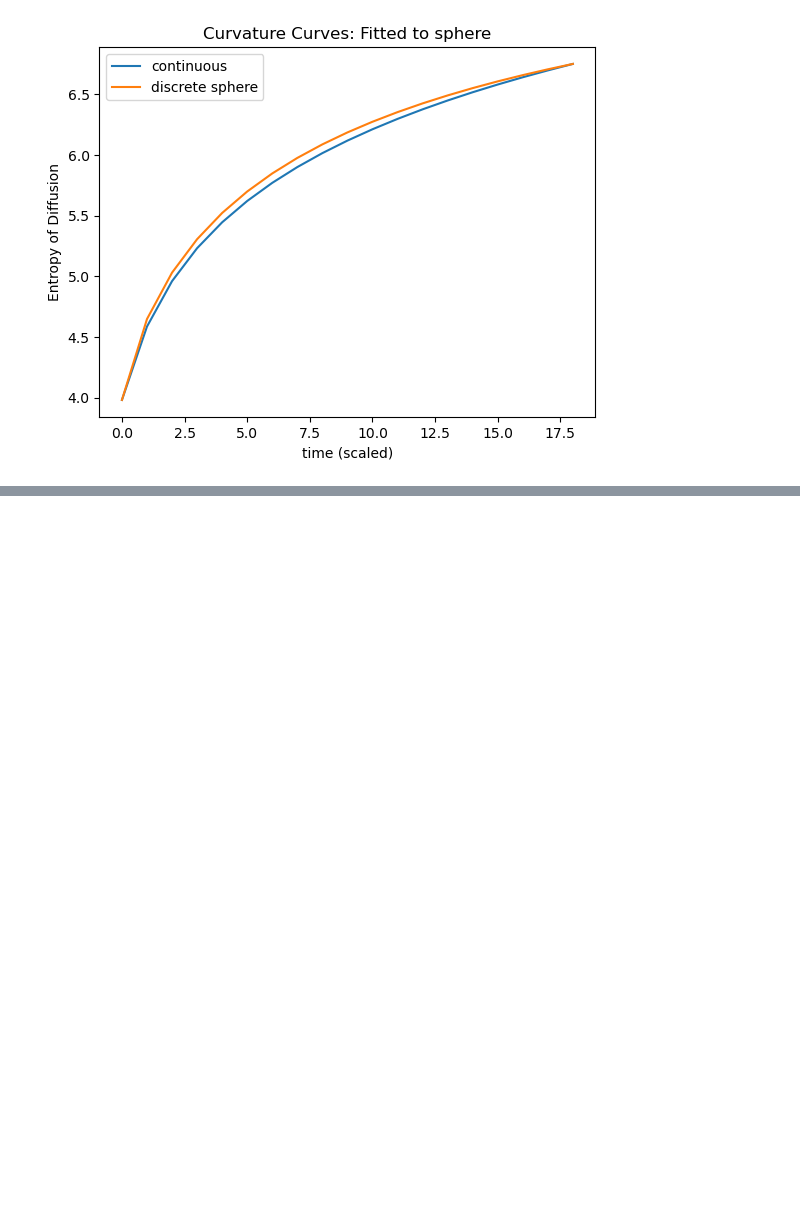
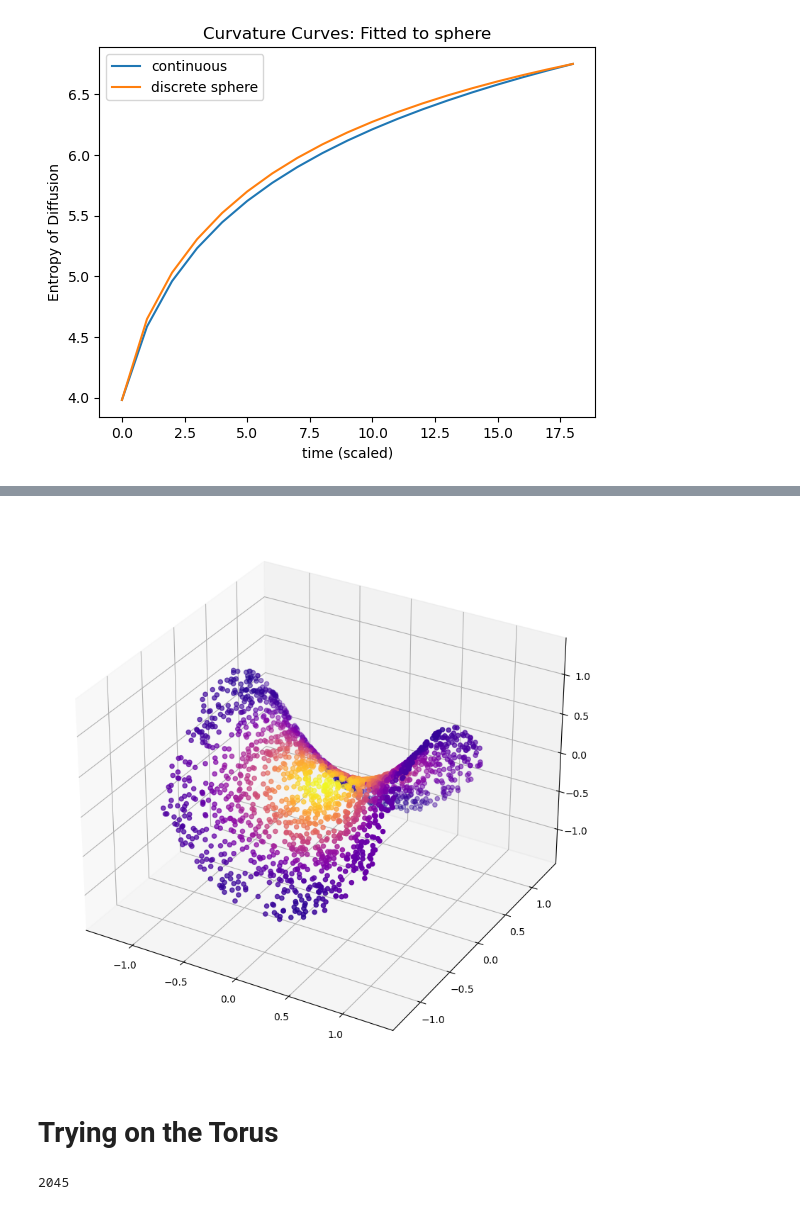
Before and after one commit to professorwug/diffusion-curvature-old, a Jupyter notebook: 09b_analytic_curvature_curves.ipynb, the cells around one changed output, grey strips where cells are left out. Drawn from its saved outputs; the diff is of its cells as text; code cells hidden in the pictures; blank space fills up the shorter version.

```diff
--- a/09b_analytic_curvature_curves.ipynb
+++ b/09b_analytic_curvature_curves.ipynb
@@ -95,0 +124,16 @@ deets_saddle = plot_scaled_entropies(X_saddle, dataset_name="saddle",max=20)
+# %%
+from diffusion_curvature.gaussian_invariance import compute_anisotropic_diffusion_matrix_from_graph
+A = gaussian_kernel(X_saddle, kernel_type="adaptive",k=10)
+P_saddle = compute_anisotropic_diffusion_matrix_from_graph(A, alpha=1)
+# %%
+Pt_saddle = np.linalg.matrix_power(P_saddle,50)
+plot_3d(X_saddle,Pt_saddle[0])
+# %% [output]
+[figure, added]
+# %% [markdown]
+# Trying on the Torus
+# %%
+X_torus, ks_torus = torus(n=4000,use_guide_points=True)
+len(X_torus)
+# %% [output]
+2045
```
Also changed, not shown: parts of 45 cells of this notebook, 3 other files.
